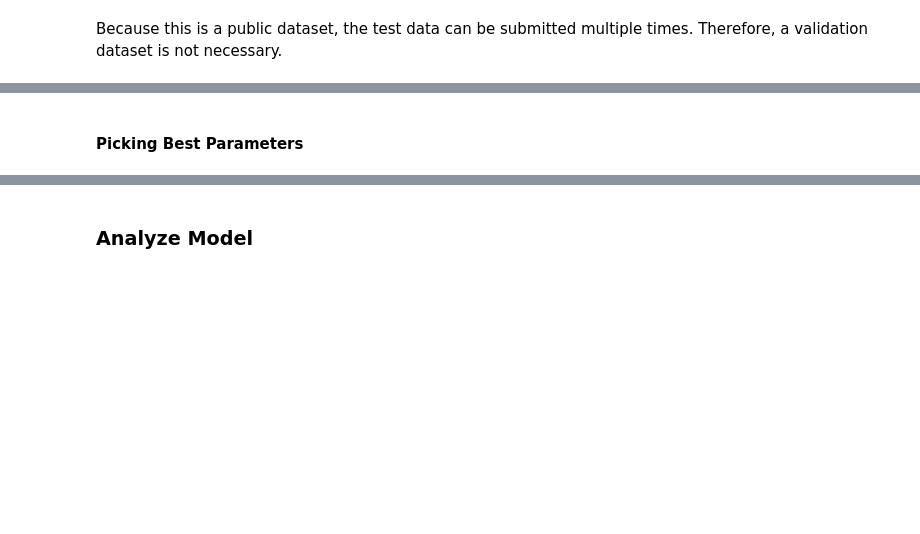
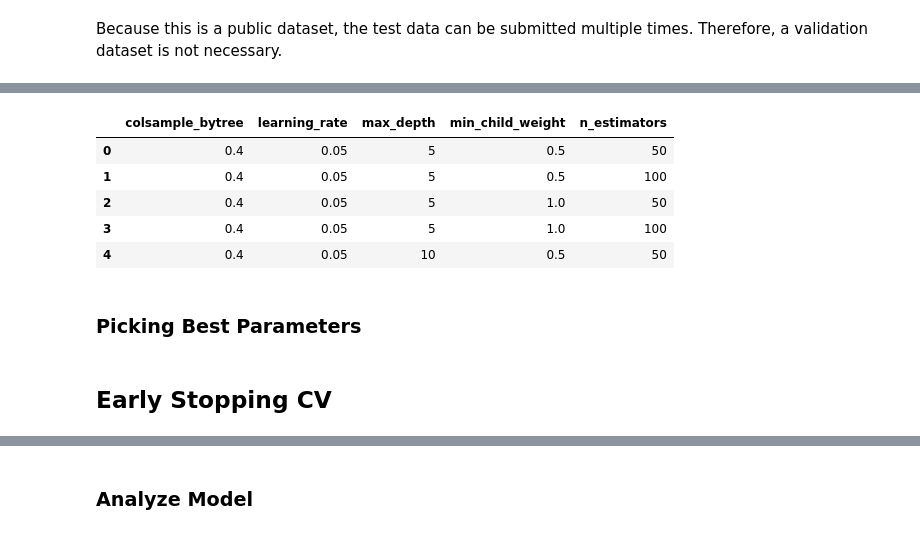
Before and after one commit to blakeobeans/kaggle_notebooks, a Jupyter notebook: Titanic_w_XGB.ipynb, the cells around one changed output, grey strips where cells are left out. Cells and saved outputs as stored; diff of their text form; code cells hidden in the pictures; blank space fills up the shorter version.

Commit message:
Cleaned up file, submission 11 with 79% accuracy

```diff
--- a/Titanic_w_XGB.ipynb
+++ b/Titanic_w_XGB.ipynb
@@ -293,0 +353,21 @@ GridSearchCV(cv=5, error_score=nan,
+# %%
+#adjust all downward
+cv_params_2 =  {
+     'colsample_bytree': np.linspace(0.4, 0.5),
+     'n_estimators':[50, 100],
+     'max_depth': [5, 10],
+     'min_child_weight': [0.5, 1],
+     'learning_rate': [0.05, 0.1]
+     }
+# %%
+optimized_GBM_2 = GridSearchCV(xgb.XGBClassifier(**ind_params),
+                             cv_params_2,
+                             scoring = 'accuracy',
+                             cv = 5, #adjusted downward
+                             n_jobs = -1,
+                             verbose = 1)
+# %%
+optimized_GBM_2.fit(train_features,
+                    train_label,
+                    eval_set = [(val_features, val_label)],
+                    eval_metric = "error")
@@ -294,3 +420,12 @@ GridSearchCV(cv=5, error_score=nan,
+# %%
+pd.DataFrame(optimized_GBM_2.cv_results_['params']).head()
+# %% [output]
+|  | colsample_bytree | learning_rate | max_depth | min_child_weight | n_estimators |
+| 0 | 0.4 | 0.05 | 5 | 0.5 | 50 |
+| 1 | 0.4 | 0.05 | 5 | 0.5 | 100 |
+| 2 | 0.4 | 0.05 | 5 | 1.0 | 50 |
+| 3 | 0.4 | 0.05 | 5 | 1.0 | 100 |
+| 4 | 0.4 | 0.05 | 10 | 0.5 | 50 |
 # %% [markdown]
-#### Picking Best Parameters
+### Picking Best Parameters
 # %%
@@ -299,3 +434,5 @@ params = optimized_GBM.best_params_
 params['seed'] = 0
 params['subsample'] = 0.8
 params['objective'] = 'binary:logistic'
+# %% [markdown]
+## Early Stopping CV
```
Also changed, not shown: parts of 43 cells of this notebook.
